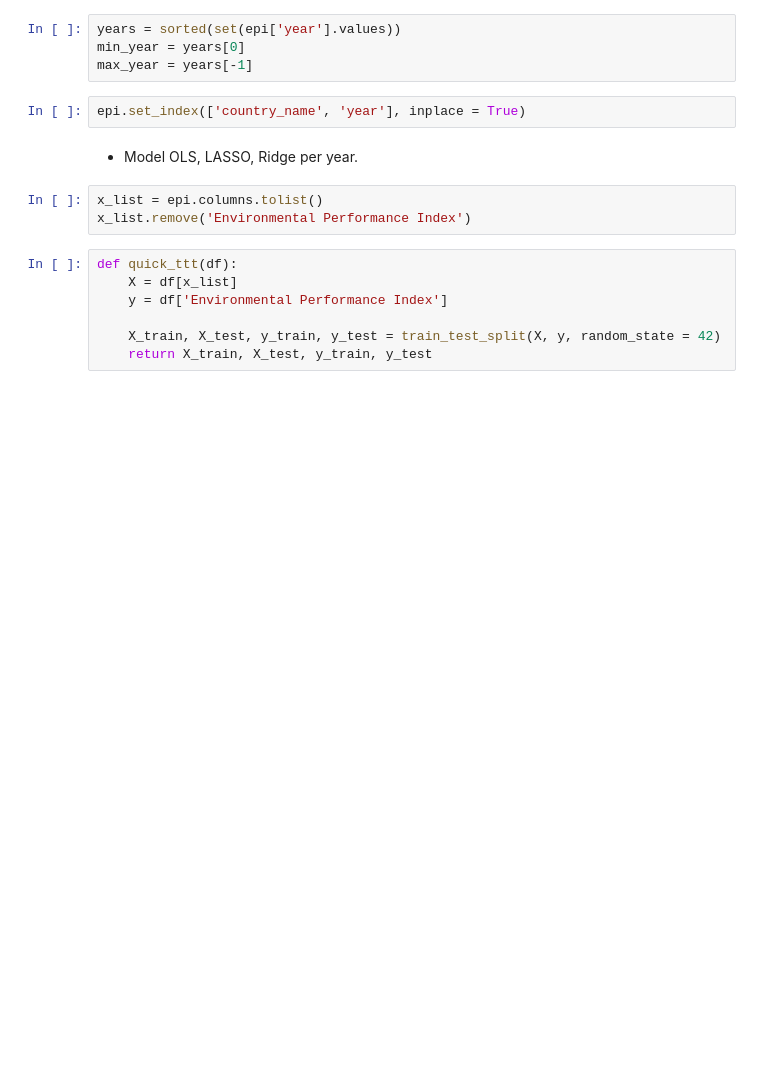
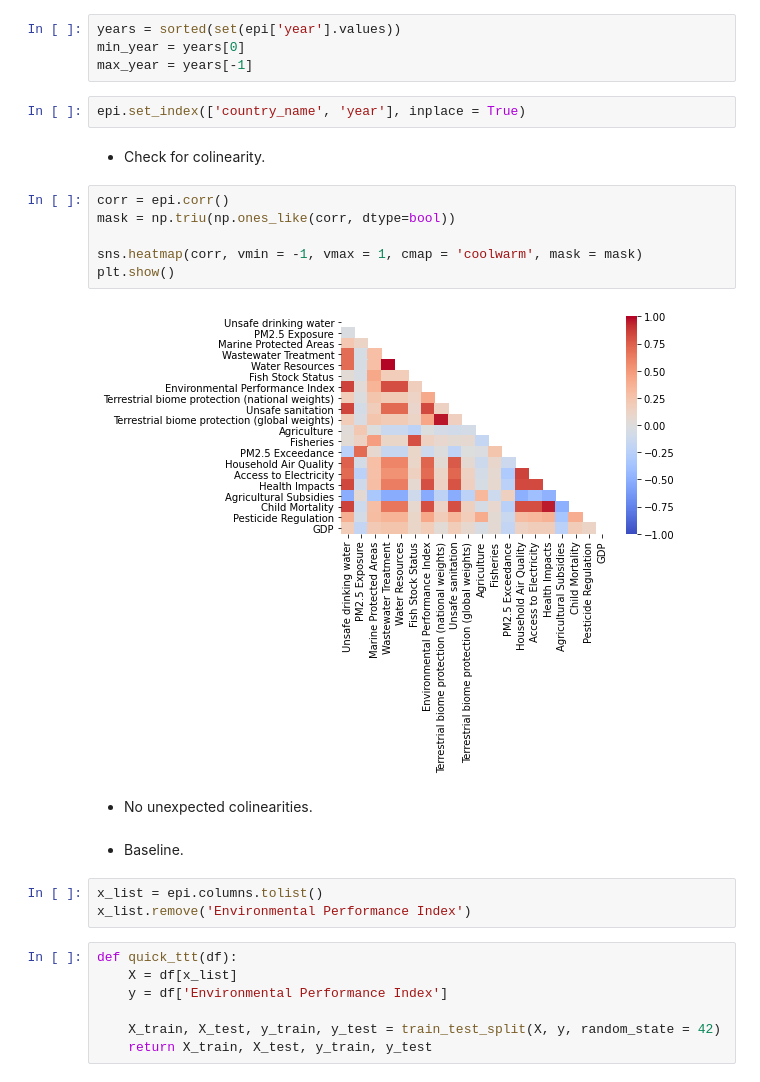
Before and after one commit to Avanyali/EPIDemographicModel, a Jupyter notebook: Step4a_Ben_ModelingOverTime.ipynb, the cells around one changed output. Cells and saved outputs as stored; diff of their text form; blank space fills up the shorter version.

```diff
--- a/Step4a_Ben_ModelingOverTime.ipynb
+++ b/Step4a_Ben_ModelingOverTime.ipynb
@@ -39,8 +40,20 @@ min_year = years[0]
 max_year = years[-1]
 # %%
 epi.set_index(['country_name', 'year'], inplace = True)
-# %% [markdown]
-- Model OLS, LASSO, Ridge per year.
+# %% [markdown]
+- Check for colinearity.
+# %%
+corr = epi.corr()
+mask = np.triu(np.ones_like(corr, dtype=bool))
+
+sns.heatmap(corr, vmin = -1, vmax = 1, cmap = 'coolwarm', mask = mask)
+plt.show()
+# %% [output]
+[figure, added]
+# %% [markdown]
+- No unexpected colinearities.
+# %% [markdown]
+- Baseline.
 # %%
 x_list = epi.columns.tolist()
 x_list.remove('Environmental Performance Index')
```
Also changed, not shown: parts of 7 cells of this notebook.
